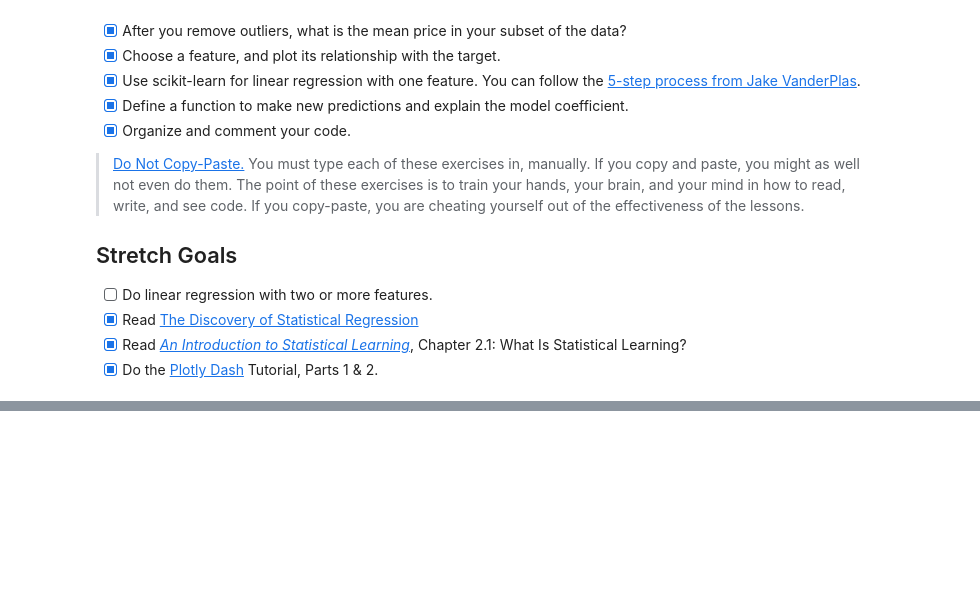
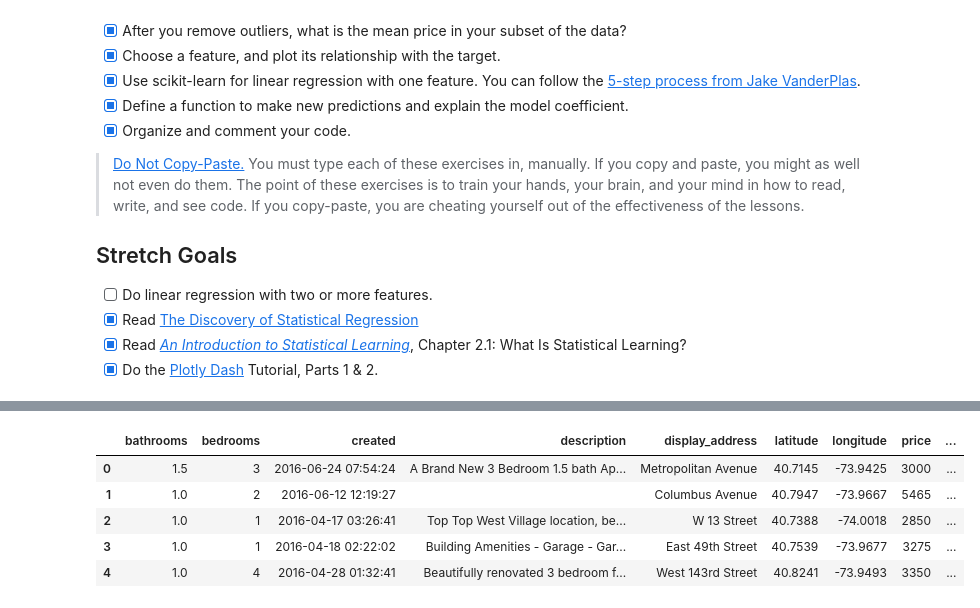
Before and after one commit to ianforrest11/DS-Unit-2-Regression-Classification, a Jupyter notebook: module1/assignment_regression_classification_1.ipynb, the cells around one changed output, grey strips where cells are left out. Drawn from its saved outputs; the diff is of its cells as text; code cells hidden in the pictures; blank space fills up the shorter version.

```diff
--- a/module1/assignment_regression_classification_1.ipynb
+++ b/module1/assignment_regression_classification_1.ipynb
@@ -117,0 +180,12 @@ The mean price of the adjusted dataset is: 3762.0
+# %%
+geo_df = gpd.GeoDataFrame(df,
+                         crs = crs,
+                         geometry = geometry)
+geo_df.head()
+# %% [output]
+|  | bathrooms | bedrooms | created | description | display_address | latitude | longitude | price | ... |
+| 0 | 1.5 | 3 | 2016-06-24 07:54:24 | A Brand New 3 Bedroom 1.5 bath Ap... | Metropolitan Avenue | 40.7145 | -73.9425 | 3000 | ... |
+| 1 | 1.0 | 2 | 2016-06-12 12:19:27 |  | Columbus Avenue | 40.7947 | -73.9667 | 5465 | ... |
+| 2 | 1.0 | 1 | 2016-04-17 03:26:41 | Top Top West Village location, be... | W 13 Street | 40.7388 | -74.0018 | 2850 | ... |
+| 3 | 1.0 | 1 | 2016-04-18 02:22:02 | Building Amenities - Garage - Gar... | East 49th Street | 40.7539 | -73.9677 | 3275 | ... |
+| 4 | 1.0 | 4 | 2016-04-28 01:32:41 | Beautifully renovated 3 bedroom f... | West 143rd Street | 40.8241 | -73.9493 | 3350 | ... |
```
Also changed, not shown: parts of 13 cells of this notebook.
